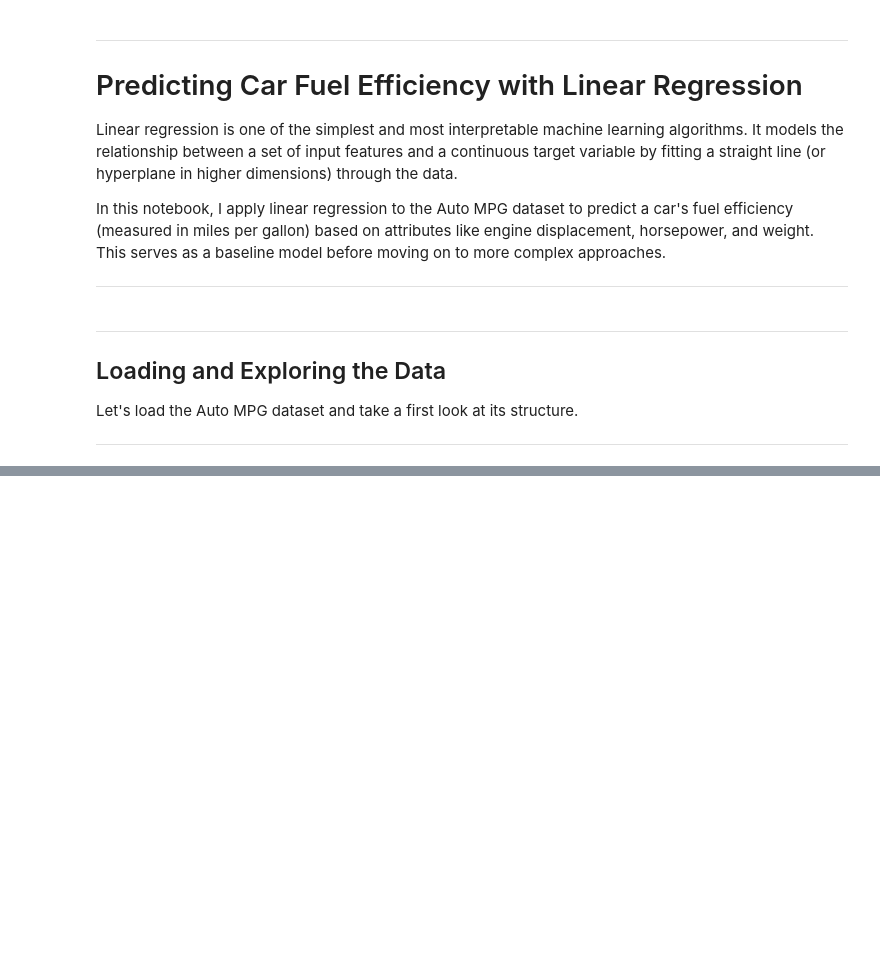
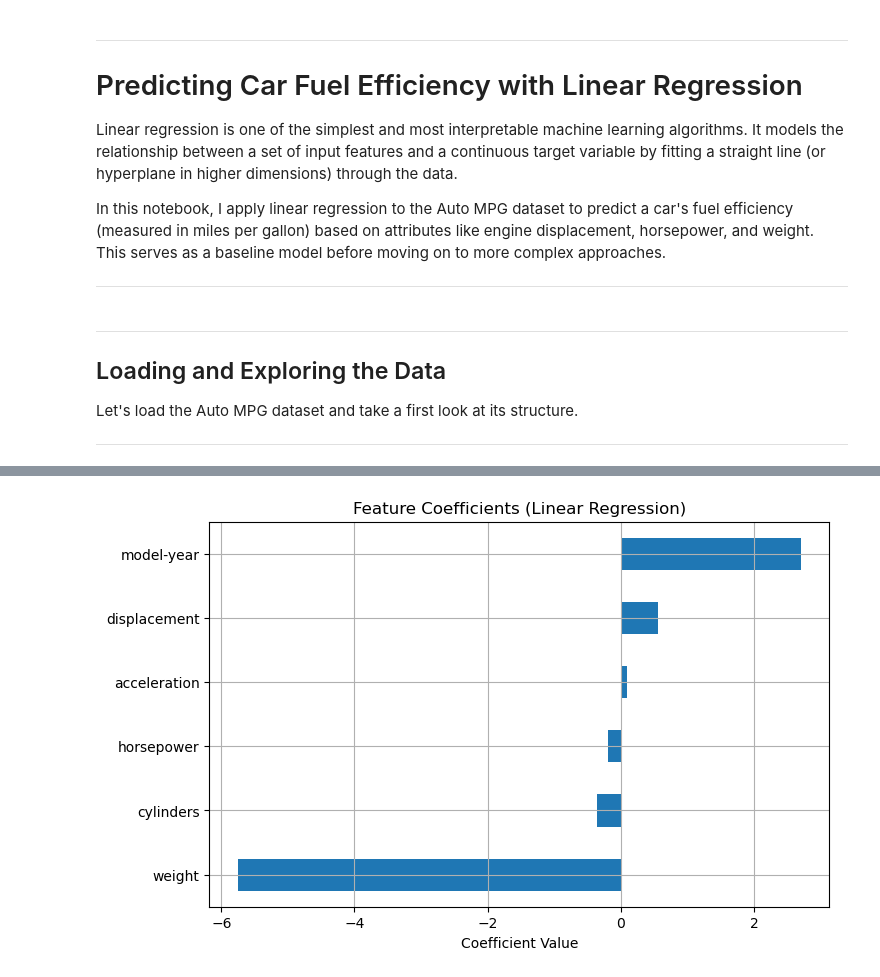
Before and after one commit to ChrisMingoti/CMOR-438-SP26-Repository, a Jupyter notebook: examples/Supervised_Learning/Linear_Regression/linear_regression.ipynb, the cells around one changed output, grey strips where cells are left out. Drawn from its saved outputs; the diff is of its cells as text; code cells hidden in the pictures; blank space fills up the shorter version.

```diff
--- a/examples/Supervised_Learning/Linear_Regression/linear_regression.ipynb
+++ b/examples/Supervised_Learning/Linear_Regression/linear_regression.ipynb
@@ -32,0 +79,10 @@ df.head()
+# %%
+# Define the target variable and features
+target = 'mpg'
+features = [col for col in df.columns if col != target]
+
+X = df[features]
+y = df[target]
+
+print("Features:", features)
+print("Target:", target)
@@ -32,0 +184,14 @@ df.head()
+# %%
+# Create a series of feature coefficients sorted by magnitude
+feature_coefficients = pd.Series(model.coef_, index=features)
+feature_coefficients_sorted = feature_coefficients.sort_values()
+
+# Plot the coefficients as a horizontal bar chart
+plt.figure(figsize=(8, 5))
+feature_coefficients_sorted.plot(kind='barh')
+plt.title("Feature Coefficients (Linear Regression)")
+plt.xlabel("Coefficient Value")
+plt.grid(True)
+plt.show()
+# %% [output]
+[figure, added]
```
Also changed, not shown: parts of 15 cells of this notebook, 1 other file.
